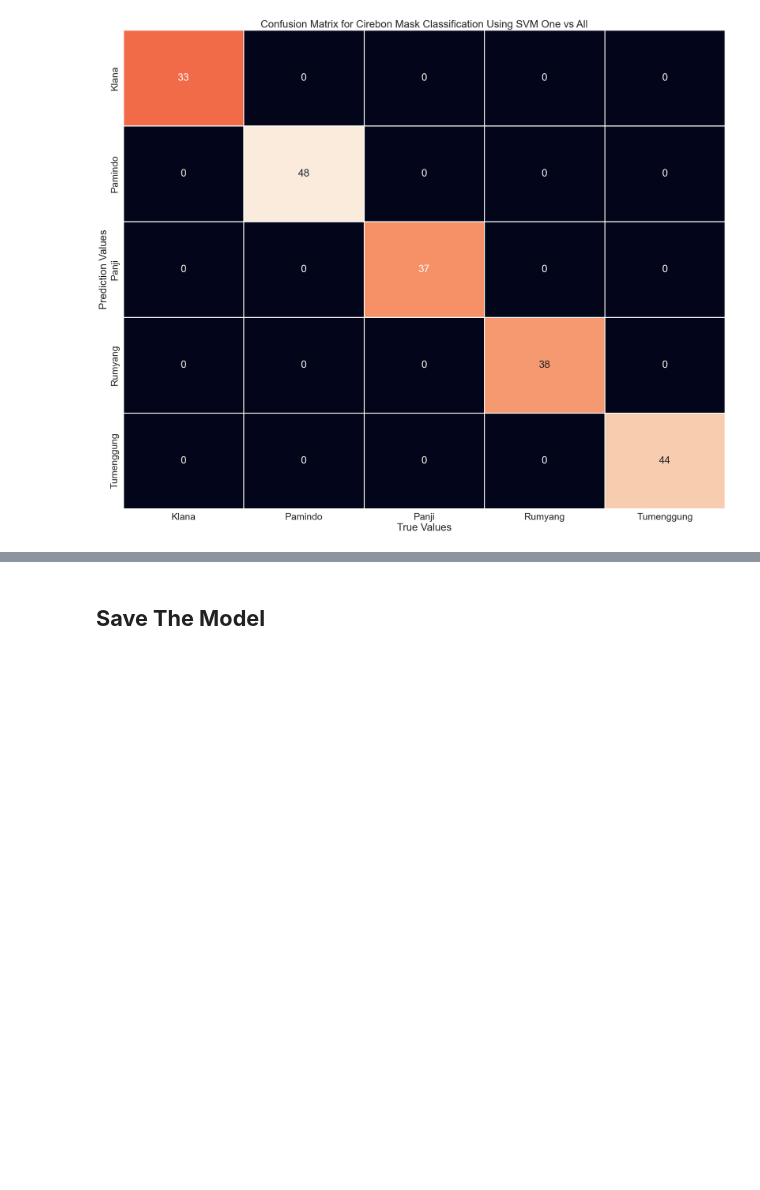
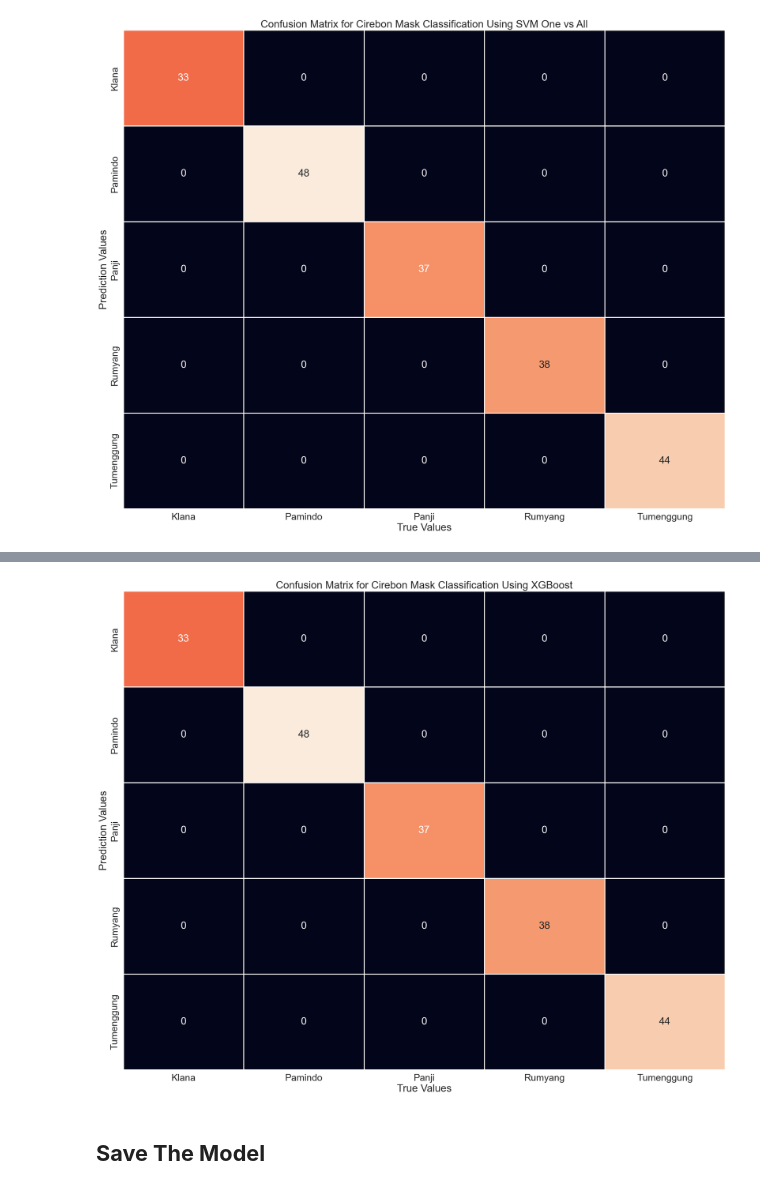
Before and after one commit to fendy07/cirebon_mask, a Jupyter notebook: SVM_Cirebon.ipynb, the cells around one changed output, grey strips where cells are left out. Drawn from its saved outputs; the diff is of its cells as text; code cells hidden in the pictures; blank space fills up the shorter version.

```diff
--- a/SVM_Cirebon.ipynb
+++ b/SVM_Cirebon.ipynb
@@ -333,0 +338,4 @@ plt.show()
+# %%
+# Modelling XGBoost
+model_xgb = xgb.XGBClassifier(max_depth=10, learning_rate=0.01, eval_metric='logloss', objective='binary:logistic')
+model_xgb.fit(X_train, y_train)
@@ -333,0 +354,5 @@ plt.show()
+# %%
+# Lakukan prediksi model pada data gambar yang dilatih
+y_pred_xgb = model_xgb.predict(X_test)
+print("Prediksi model data yaitu :")
+print(y_pred_xgb)
@@ -333,0 +372,11 @@ plt.show()
+# %%
+# Hasil evaluasi model XGBoost
+class_names = ['Klana',
+               'Pamindo',
+               'Panji',
+               'Rumyang',
+               'Tumenggung']
+
+# Mencetak hasil evaluasi metriks keseluruhan pada klasifikasi
+print(f'Classification Report Model XGBoost')
+print(classification_report(y_pred_xgb, y_test, target_names = class_names))
@@ -334,3 +396,17 @@ plt.show()
+# %%
+# Confusion Matrix XGBoost
+cm = confusion_matrix(y_test, y_pred_xgb, labels=np.unique(y_test), sample_weight=None)
+
+df_cm = pd.DataFrame(cm, class_names, class_names)
+sns.set(font_scale = 2)
+plt.figure(figsize = (25, 20))
+sns.heatmap(df_cm, annot = True, linewidths = 0.8, fmt = '0.4g', cbar = False)
+plt.title("Confusion Matrix for Cirebon Mask Classification Using XGBoost")
+plt.xlabel("True Values")
+plt.ylabel("Prediction Values")
+plt.show()
+# %% [output]
+[figure, added]
 # %% [markdown]
 ## <b>Save The Model</b>
 # %%
```
Also changed, not shown: parts of 15 cells of this notebook, 4 other files.
